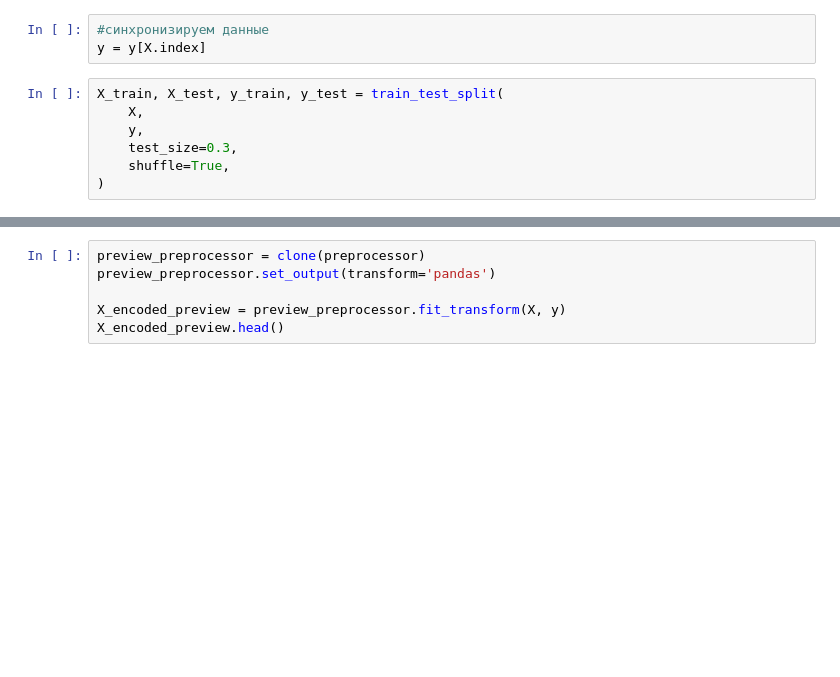
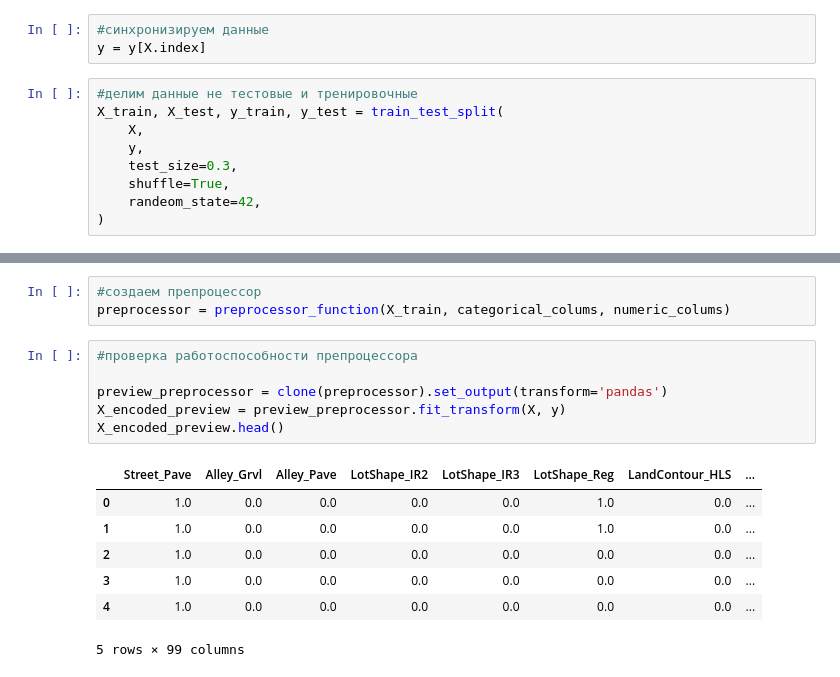
Before and after one commit to gdjdjdhhdj9/house_prices, a Jupyter notebook: main.ipynb, the cells around one changed output, grey strips where cells are left out. Drawn from its saved outputs; the diff is of its cells as text; blank space fills up the shorter version.

```diff
--- a/main.ipynb
+++ b/main.ipynb
@@ -63,10 +39,12 @@ plt.show()
 #синхронизируем данные
 y = y[X.index]
 # %%
+#делим данные не тестовые и тренировочные
 X_train, X_test, y_train, y_test = train_test_split(
     X,
     y,
     test_size=0.3,
     shuffle=True,
+    randeom_state=42,
 )
 # %%
@@ -138,6 +54,17 @@ preprocessor
+# %%
+#создаем препроцессор
+preprocessor = preprocessor_function(X_train, categorical_colums, numeric_colums)
 # %%
-preview_preprocessor = clone(preprocessor)
-preview_preprocessor.set_output(transform='pandas')
+#проверка работоспособности препроцессора
 
+preview_preprocessor = clone(preprocessor).set_output(transform='pandas')
 X_encoded_preview = preview_preprocessor.fit_transform(X, y)
 X_encoded_preview.head()
+# %% [output]
+|  | Street_Pave | Alley_Grvl | Alley_Pave | LotShape_IR2 | LotShape_IR3 | LotShape_Reg | LandContour_HLS | ... |
+| 0 | 1.0 | 0.0 | 0.0 | 0.0 | 0.0 | 1.0 | 0.0 | ... |
+| 1 | 1.0 | 0.0 | 0.0 | 0.0 | 0.0 | 1.0 | 0.0 | ... |
+| 2 | 1.0 | 0.0 | 0.0 | 0.0 | 0.0 | 0.0 | 0.0 | ... |
+| 3 | 1.0 | 0.0 | 0.0 | 0.0 | 0.0 | 0.0 | 0.0 | ... |
+| 4 | 1.0 | 0.0 | 0.0 | 0.0 | 0.0 | 0.0 | 0.0 | ... |
+5 rows × 99 columns
```
Also changed, not shown: parts of 26 cells of this notebook, 9 other files.
